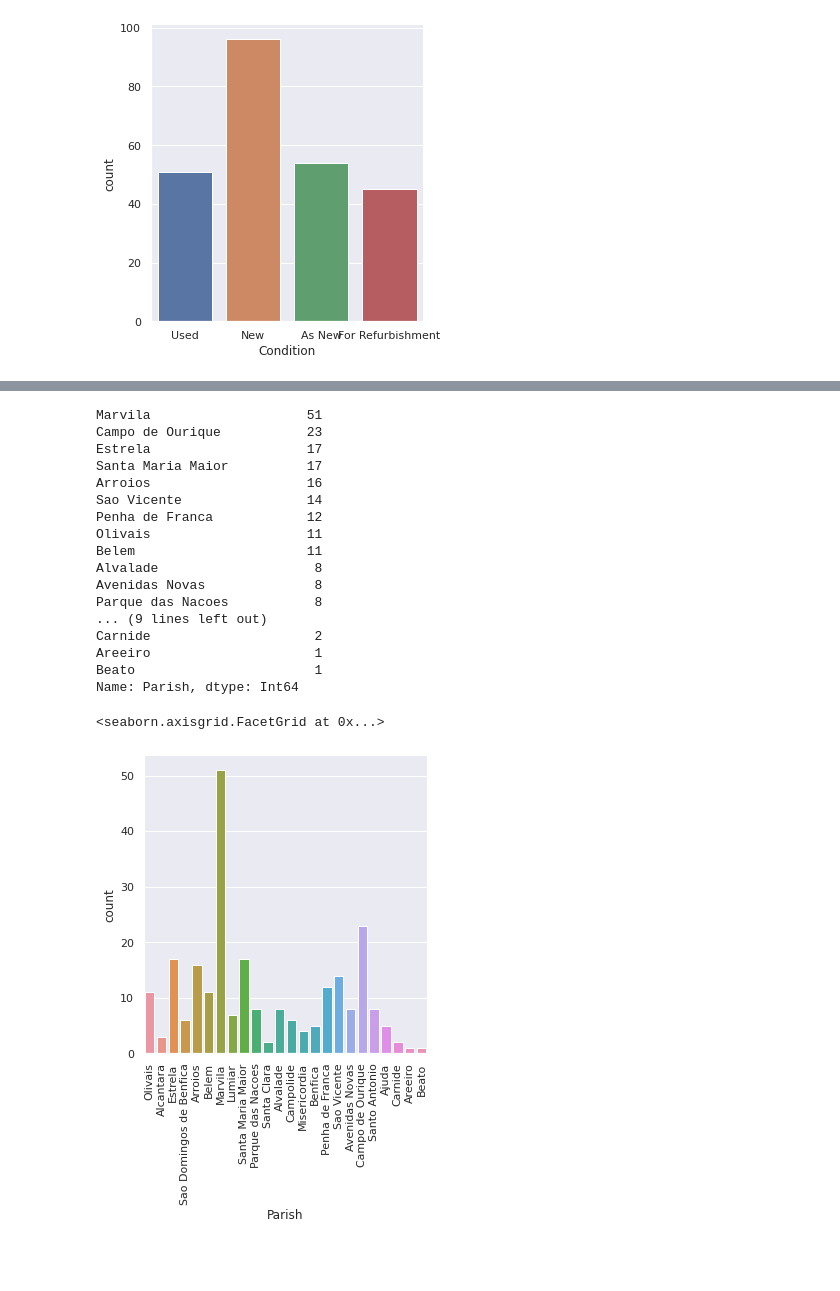
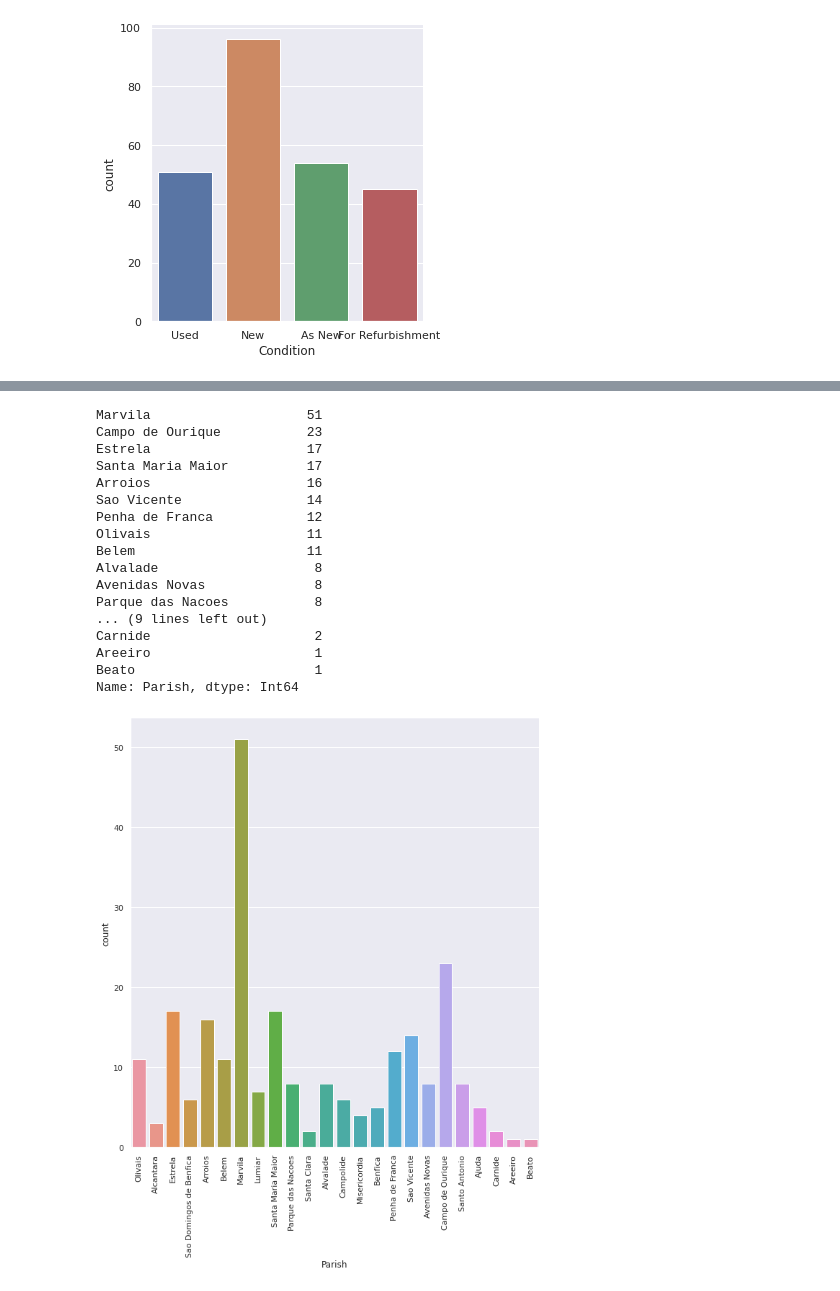
Before and after one commit to Rafabro8500/Data_Science_Fundamentals, a Jupyter notebook: Project - Lisbon House Prices.ipynb, the cells around one changed output, grey strips where cells are left out. Cells and saved outputs as stored; diff of their text form; code cells hidden in the pictures; blank space fills up the shorter version.

```diff
--- a/Project - Lisbon House Prices.ipynb
+++ b/Project - Lisbon House Prices.ipynb
@@ -62,0 +42,3 @@ dtype: object
+# %%
+df = df_raw.convert_dtypes()
+df.dtypes
@@ -124 +120,3 @@ df.drop(['Country', 'District','Municipality'], axis=1)
+# %%
+df = df.drop(['Country', 'District','Municipality'], axis=1)
 # %%
@@ -176,26 +201,25 @@ Name: PropertySubType, dtype: Int64
 # %%
-sn.set()
 print(df['Parish'].value_counts())
 g = sn.catplot(x="Parish", kind="count", data=df)
 g.set_xticklabels(rotation=90)
+g.fig.set_size_inches(10,10)
 # %% [output]
 Marvila                    51
 Campo de Ourique           23
 Estrela                    17
 Santa Maria Maior          17
 Arroios                    16
 Sao Vicente                14
 Penha de Franca            12
 Olivais                    11
 Belem                      11
 Alvalade                    8
 Avenidas Novas              8
 Parque das Nacoes           8
 ... (9 lines left out)
 Carnide                     2
 Areeiro                     1
 Beato                       1
 Name: Parish, dtype: Int64
-<seaborn.axisgrid.FacetGrid at 0x...>
-[figure, old version]
+[figure, new version]
 # %%
```
Also changed, not shown: parts of 31 cells of this notebook.
